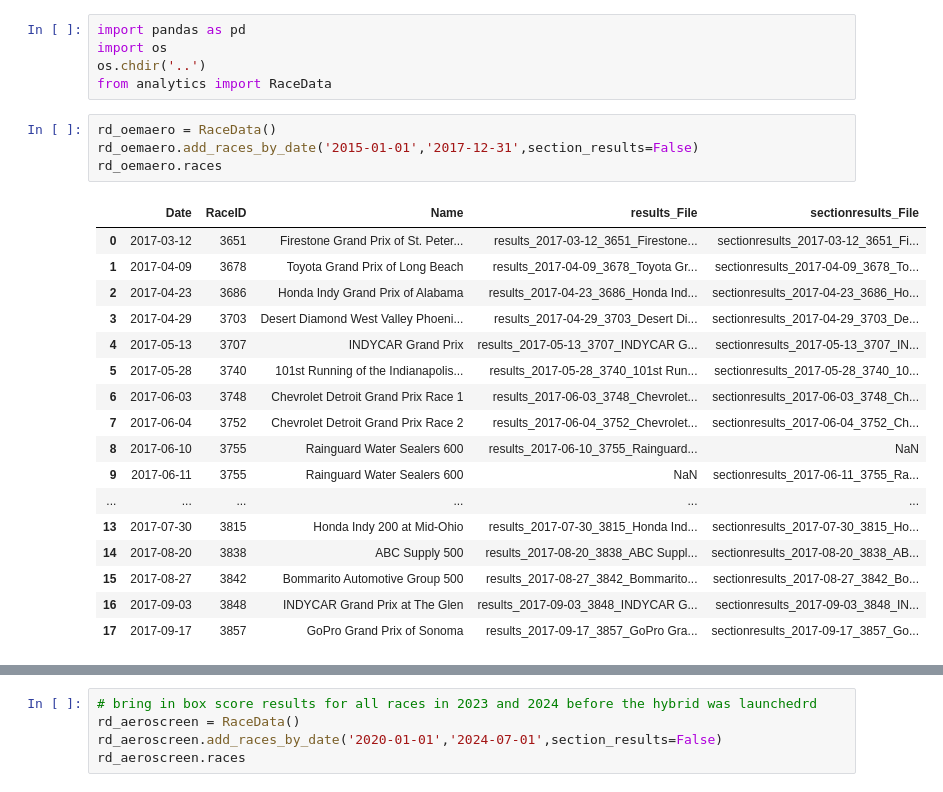
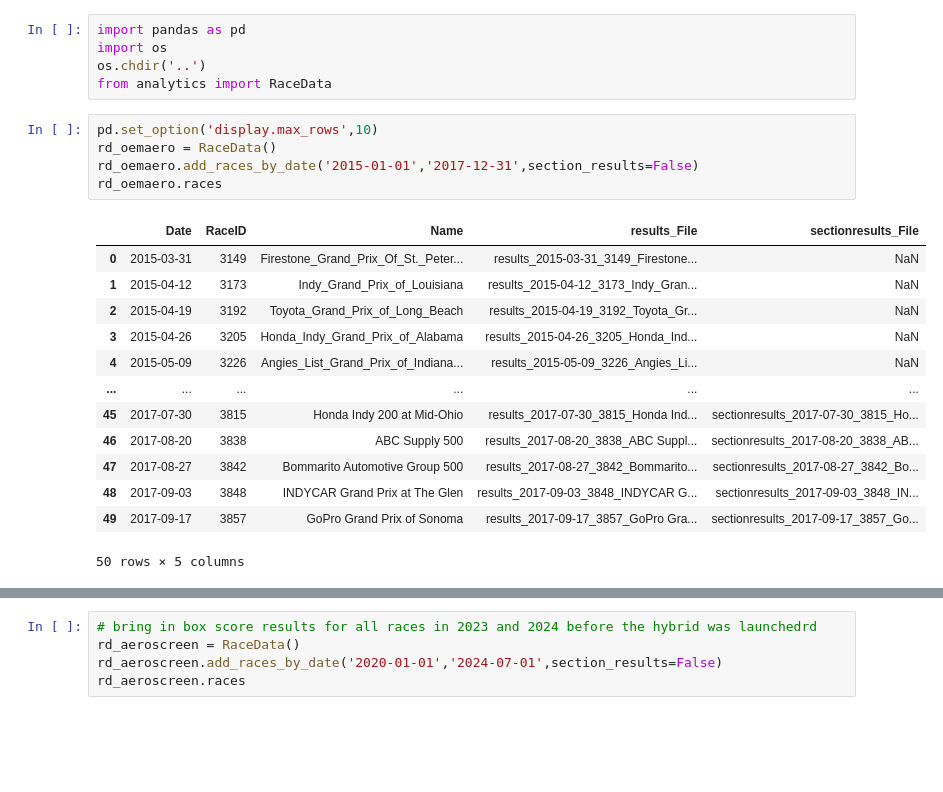
Before and after one commit to pmelgren/indycar-analytics, a Jupyter notebook: notebooks/Hybrid Impact.ipynb, the cells around one changed output, grey strips where cells are left out. Drawn from its saved outputs; the diff is of its cells as text; blank space fills up the shorter version.

```diff
--- a/notebooks/Hybrid Impact.ipynb
+++ b/notebooks/Hybrid Impact.ipynb
@@ -16,27 +16,24 @@ import os
 os.chdir('..')
 from analytics import RaceData
 # %%
+pd.set_option('display.max_rows',10)
 rd_oemaero = RaceData()
 rd_oemaero.add_races_by_date('2015-01-01','2017-12-31',section_results=False)
 rd_oemaero.races
 # %% [output]
 |  | Date | RaceID | Name | results_File | sectionresults_File |
-| 0 | 2017-03-12 | 3651 | Firestone Grand Prix of St. Peter... | results_2017-03-12_3651_Firestone... | sectionresults_2017-03-12_3651_Fi... |
-| 1 | 2017-04-09 | 3678 | Toyota Grand Prix of Long Beach | results_2017-04-09_3678_Toyota Gr... | sectionresults_2017-04-09_3678_To... |
-| 2 | 2017-04-23 | 3686 | Honda Indy Grand Prix of Alabama | results_2017-04-23_3686_Honda Ind... | sectionresults_2017-04-23_3686_Ho... |
-| 3 | 2017-04-29 | 3703 | Desert Diamond West Valley Phoeni... | results_2017-04-29_3703_Desert Di... | sectionresults_2017-04-29_3703_De... |
-| 4 | 2017-05-13 | 3707 | INDYCAR Grand Prix | results_2017-05-13_3707_INDYCAR G... | sectionresults_2017-05-13_3707_IN... |
-| 5 | 2017-05-28 | 3740 | 101st Running of the Indianapolis... | results_2017-05-28_3740_101st Run... | sectionresults_2017-05-28_3740_10... |
-| 6 | 2017-06-03 | 3748 | Chevrolet Detroit Grand Prix Race 1 | results_2017-06-03_3748_Chevrolet... | sectionresults_2017-06-03_3748_Ch... |
-| 7 | 2017-06-04 | 3752 | Chevrolet Detroit Grand Prix Race 2 | results_2017-06-04_3752_Chevrolet... | sectionresults_2017-06-04_3752_Ch... |
-| 8 | 2017-06-10 | 3755 | Rainguard Water Sealers 600 | results_2017-06-10_3755_Rainguard... | NaN |
-| 9 | 2017-06-11 | 3755 | Rainguard Water Sealers 600 | NaN | sectionresults_2017-06-11_3755_Ra... |
+| 0 | 2015-03-31 | 3149 | Firestone_Grand_Prix_Of_St._Peter... | results_2015-03-31_3149_Firestone... | NaN |
+| 1 | 2015-04-12 | 3173 | Indy_Grand_Prix_of_Louisiana | results_2015-04-12_3173_Indy_Gran... | NaN |
+| 2 | 2015-04-19 | 3192 | Toyota_Grand_Prix_of_Long_Beach | results_2015-04-19_3192_Toyota_Gr... | NaN |
+| 3 | 2015-04-26 | 3205 | Honda_Indy_Grand_Prix_of_Alabama | results_2015-04-26_3205_Honda_Ind... | NaN |
+| 4 | 2015-05-09 | 3226 | Angies_List_Grand_Prix_of_Indiana... | results_2015-05-09_3226_Angies_Li... | NaN |
 | ... | ... | ... | ... | ... | ... |
-| 13 | 2017-07-30 | 3815 | Honda Indy 200 at Mid-Ohio | results_2017-07-30_3815_Honda Ind... | sectionresults_2017-07-30_3815_Ho... |
-| 14 | 2017-08-20 | 3838 | ABC Supply 500 | results_2017-08-20_3838_ABC Suppl... | sectionresults_2017-08-20_3838_AB... |
-| 15 | 2017-08-27 | 3842 | Bommarito Automotive Group 500 | results_2017-08-27_3842_Bommarito... | sectionresults_2017-08-27_3842_Bo... |
-| 16 | 2017-09-03 | 3848 | INDYCAR Grand Prix at The Glen | results_2017-09-03_3848_INDYCAR G... | sectionresults_2017-09-03_3848_IN... |
-| 17 | 2017-09-17 | 3857 | GoPro Grand Prix of Sonoma | results_2017-09-17_3857_GoPro Gra... | sectionresults_2017-09-17_3857_Go... |
+| 45 | 2017-07-30 | 3815 | Honda Indy 200 at Mid-Ohio | results_2017-07-30_3815_Honda Ind... | sectionresults_2017-07-30_3815_Ho... |
+| 46 | 2017-08-20 | 3838 | ABC Supply 500 | results_2017-08-20_3838_ABC Suppl... | sectionresults_2017-08-20_3838_AB... |
+| 47 | 2017-08-27 | 3842 | Bommarito Automotive Group 500 | results_2017-08-27_3842_Bommarito... | sectionresults_2017-08-27_3842_Bo... |
+| 48 | 2017-09-03 | 3848 | INDYCAR Grand Prix at The Glen | results_2017-09-03_3848_INDYCAR G... | sectionresults_2017-09-03_3848_IN... |
+| 49 | 2017-09-17 | 3857 | GoPro Grand Prix of Sonoma | results_2017-09-17_3857_GoPro Gra... | sectionresults_2017-09-17_3857_Go... |
+50 rows × 5 columns
 # %%
 rd_singleaero = RaceData()
 rd_singleaero.add_races_by_date('2018-01-01','2019-12-31',section_results=False)
```
Also changed, not shown: parts of 10 cells of this notebook.
